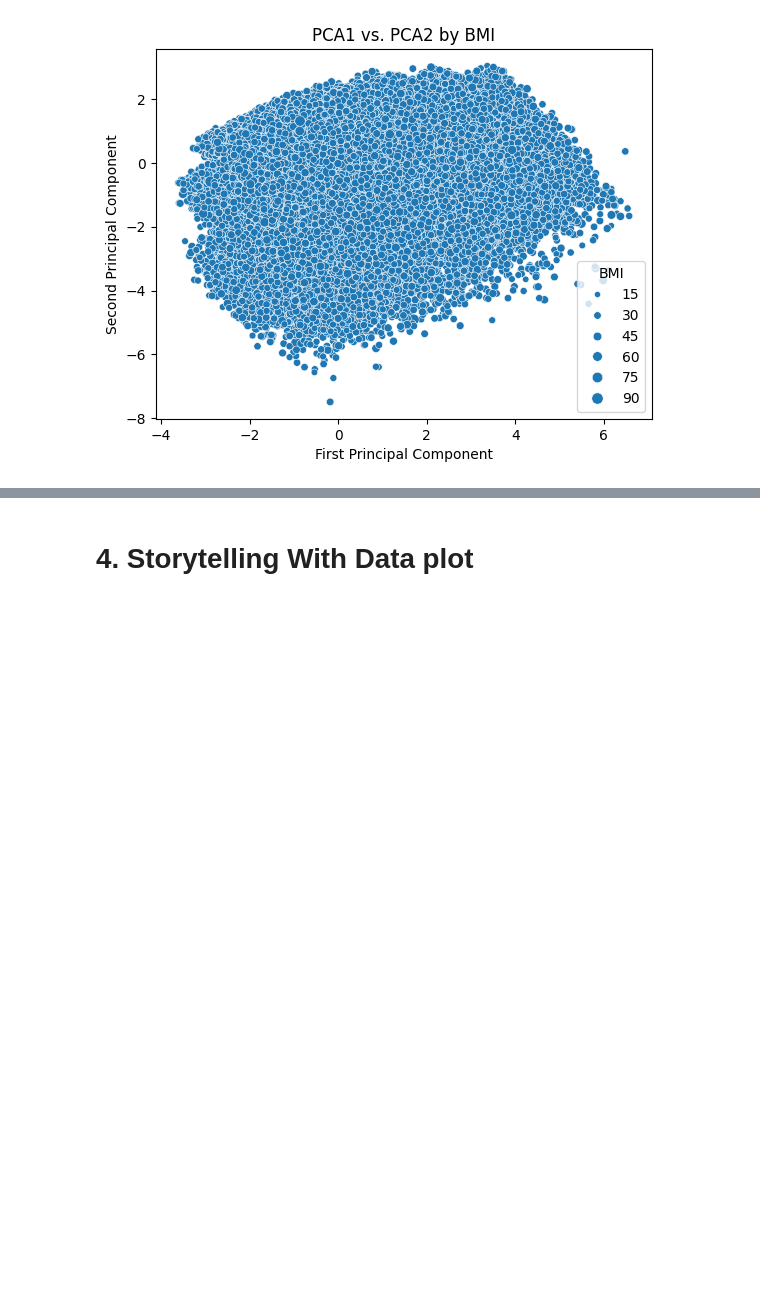
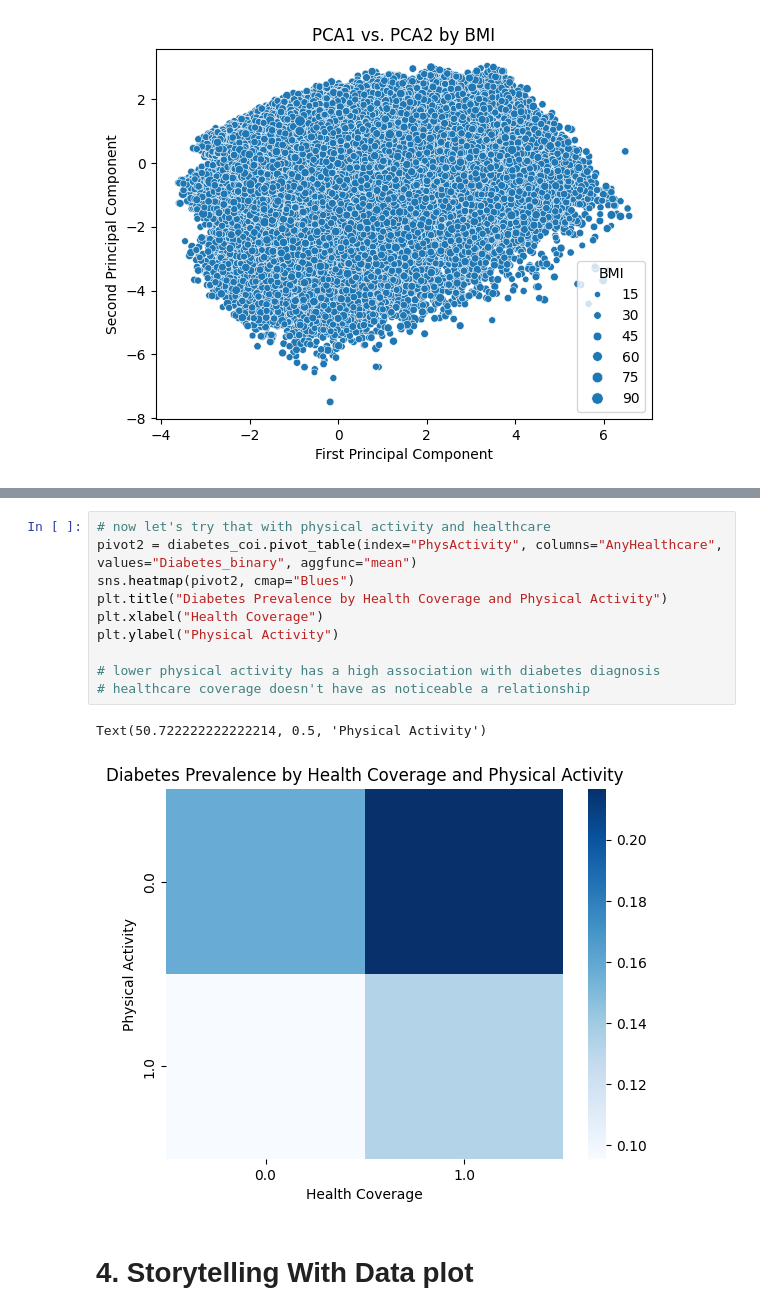
Before and after one commit to beckaa-l/OMDS-ModB2-Week9-Lee-Becka, a Jupyter notebook: Week9.ipynb, the cells around one changed output, grey strips where cells are left out. Saved outputs shown, nothing was run; the diff lists cells and outputs as text; blank space fills up the shorter version.

```diff
--- a/Week9.ipynb
+++ b/Week9.ipynb
@@ -433,3 +466,16 @@ Text(0.5, 1.0, 'PCA2 vs. Income by Education')
+# %%
+# now let's try that with physical activity and healthcare
+pivot2 = diabetes_coi.pivot_table(index="PhysActivity", columns="AnyHealthcare", values="Diabetes_binary", aggfunc="mean")
+sns.heatmap(pivot2, cmap="Blues")
+plt.title("Diabetes Prevalence by Health Coverage and Physical Activity")
+plt.xlabel("Health Coverage")
+plt.ylabel("Physical Activity")
+
+# lower physical activity has a high association with diabetes diagnosis
+# healthcare coverage doesn't have as noticeable a relationship
+# %% [output]
+Text(50.722222222222214, 0.5, 'Physical Activity')
+[figure, added]
 # %% [markdown]
 # 4. Storytelling With Data plot
 # %% [markdown]
```
Also changed, not shown: parts of 3 cells of this notebook.
